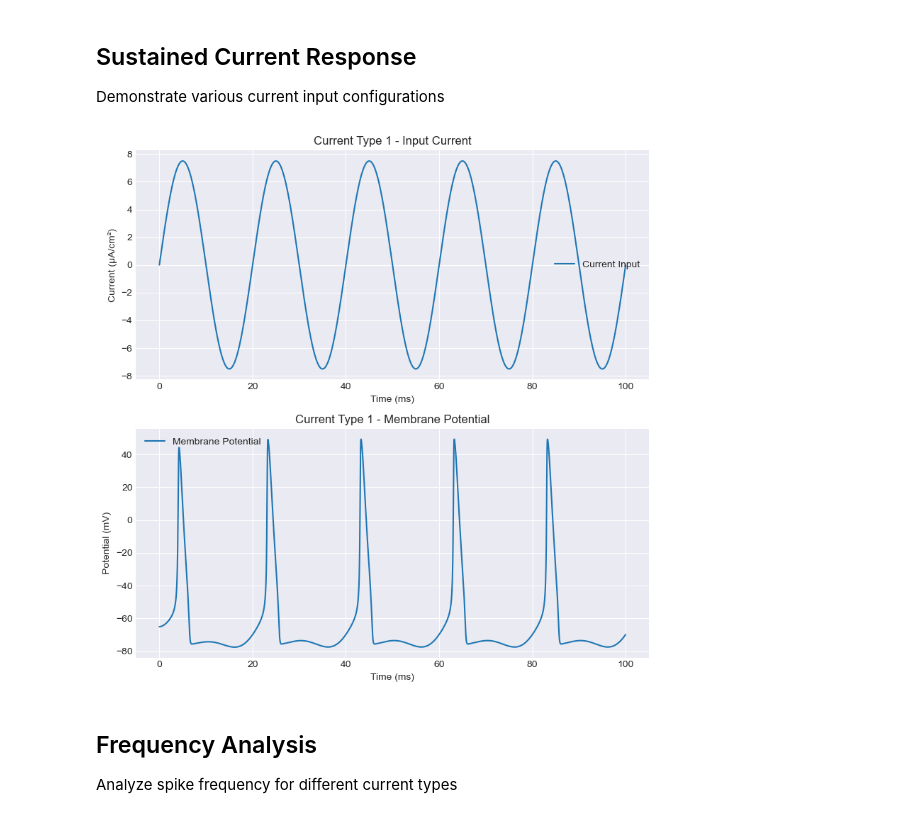
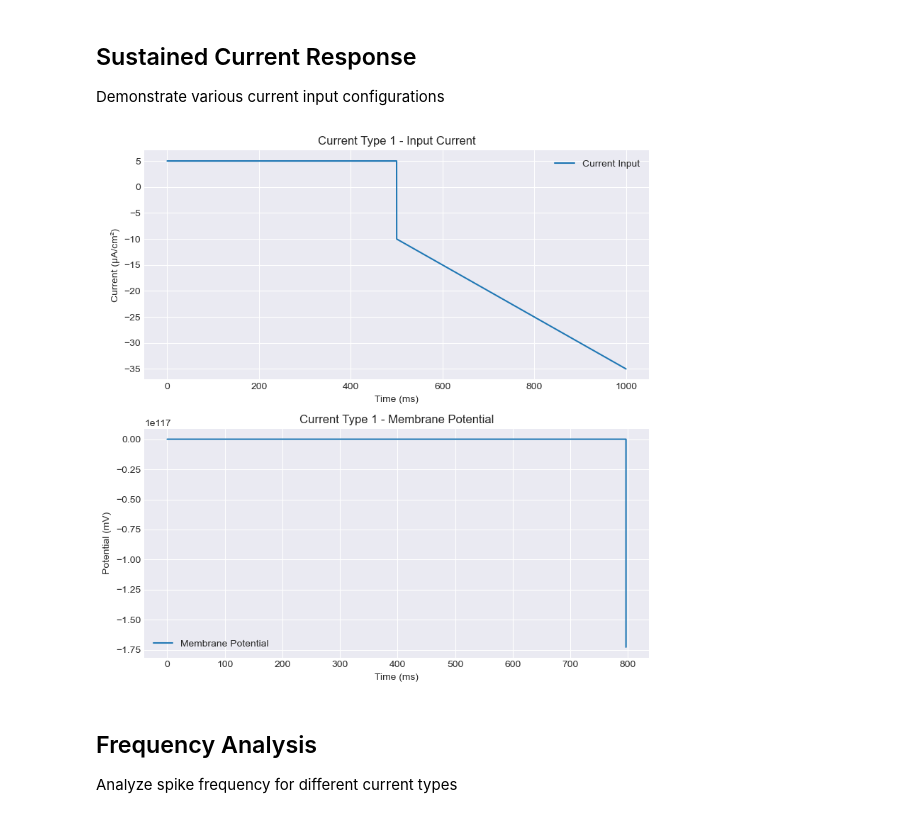
Before and after one commit to ajfranck/hodgkin-huxley, a Jupyter notebook: notebooks/functional-current.ipynb, the cells around one changed output. Saved outputs shown, nothing was run; the diff lists cells and outputs as text; code cells hidden in the pictures.

```diff
--- a/notebooks/functional-current.ipynb
+++ b/notebooks/functional-current.ipynb
@@ -114,15 +114,22 @@ Demonstrate various current input configurations
 # Define an example custom function
 def custom_pulse(t):
     """A custom pulse function with multiple peaks"""
-    return 50 * (np.sin(t) > 0.5) + 25 * (np.cos(t) > 0.5)
+    # function that has a constant current then slowly ramps down to zero
+    amp = 5
+    if t < 50:
+        return amp
+    else:
+        # linear ramp down
+        return 10 + amp - t/20
+
 
 # Choose current input type
 current_types = [
     # CurrentInput.constant(amplitude=50, start=5),
     # CurrentInput.ramp(start_amplitude=0, end_amplitude=50, start_time=5, duration=10),
-    CurrentInput.sinusoidal(amplitude=7.5, frequency=0.05, offset=0),
-    # CurrentInput.sawtooth(amplitude=40, frequency=0.05, offset=25),
-    # CurrentInput.custom(custom_pulse)
+    # CurrentInput.sinusoidal(amplitude=7.5, frequency=0.05, offset=0),
+    # CurrentInput.sawtooth(amplitude=0.5, frequency=0.05, offset=0),
+    CurrentInput.custom(custom_pulse)
 ]
 
 # Simulation parameters
@@ -133,34 +140,34 @@ dt = 0.01
 fig, axes = plt.subplots(2, 1, figsize=(8, 8))
 
 for i, current_func in enumerate(current_types):
     # Reset model for each simulation
     model = HodgkinHuxleyModel()
 
     # Simulate
     t, V, n, m, h = model.simulate(t_span, dt=dt, I_ext_func=current_func)
 
     # Compute current values for plotting
     I_ext = np.array([current_func(t_i) for t_i in t])
 
     # Plot Current Input
     axes[0].plot(t, I_ext, label='Current Input')
     axes[0].set_title(f'Current Type {i+1} - Input Current')
     axes[0].set_xlabel('Time (ms)')
     axes[0].set_ylabel('Current (μA/cm²)')
     axes[0].legend()
 
     # Plot Membrane Potential
     axes[1].plot(t, V, label='Membrane Potential')
     axes[1].set_title(f'Current Type {i+1} - Membrane Potential')
     axes[1].set_xlabel('Time (ms)')
     axes[1].set_ylabel('Potential (mV)')
     axes[1].legend()
 
 plt.tight_layout()
 plt.savefig('../data/results/current_and_potential.png')
 plt.show()
 # %% [output]
-[figure, old version]
+[figure, new version]
 # %% [markdown]
 ## Frequency Analysis
 
```
Also changed, not shown: 2 other files.
